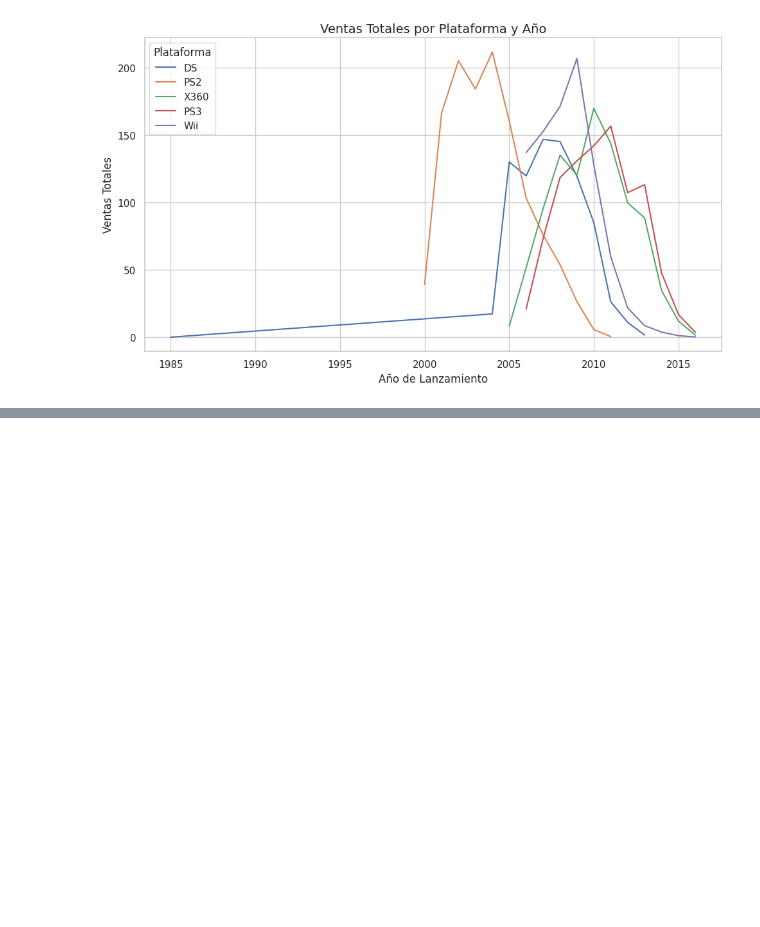
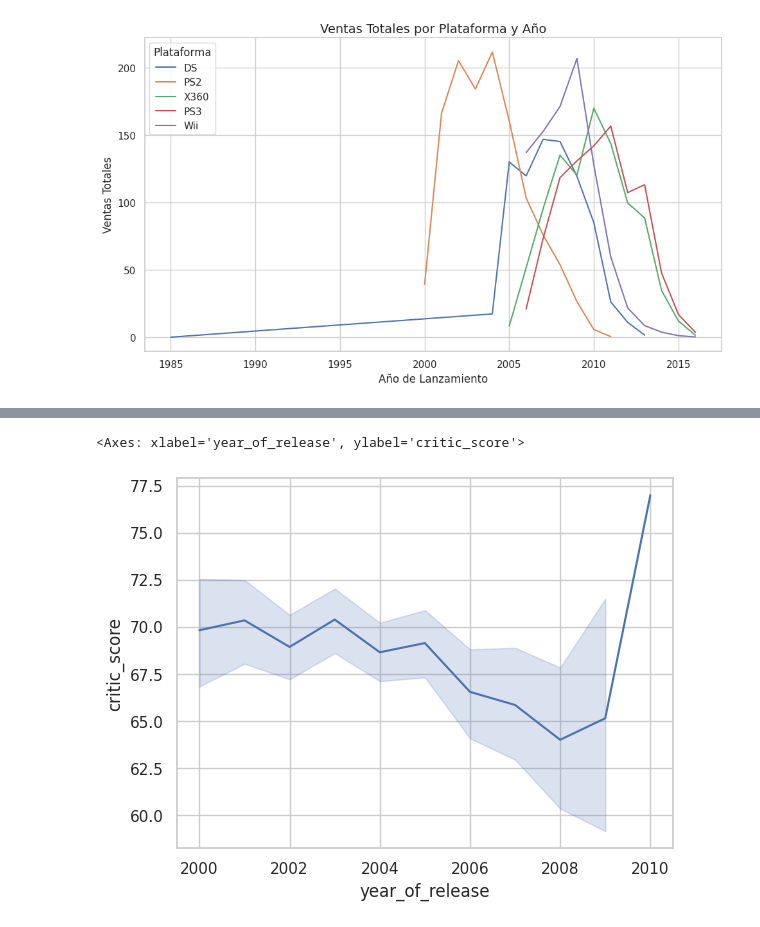
Before and after one commit to Samuelluisjuan/Proyects_Tripleten-Sprin_6_Proyect, a Jupyter notebook: Analitics_company.ipynb, the cells around one changed output, grey strips where cells are left out. Cells and saved outputs as stored; diff of their text form; code cells hidden in the pictures; blank space fills up the shorter version.

```diff
--- a/Analitics_company.ipynb
+++ b/Analitics_company.ipynb
@@ -330,0 +365,4 @@ plt.show()
+# %%
+popular_df = games[['critic_score', 'platform', 'year_of_release']].copy()
+popular_df_ps2 = popular_df[popular_df['platform'] == 'PS2']
+popular_df_ps2
@@ -330,0 +383,5 @@ plt.show()
+# %%
+sns.lineplot(data= popular_df_ps2, x= 'year_of_release', y = 'critic_score')
+# %% [output]
+<Axes: xlabel='year_of_release', ylabel='critic_score'>
+[figure, added]
```
Also changed, not shown: parts of 9 cells of this notebook.
